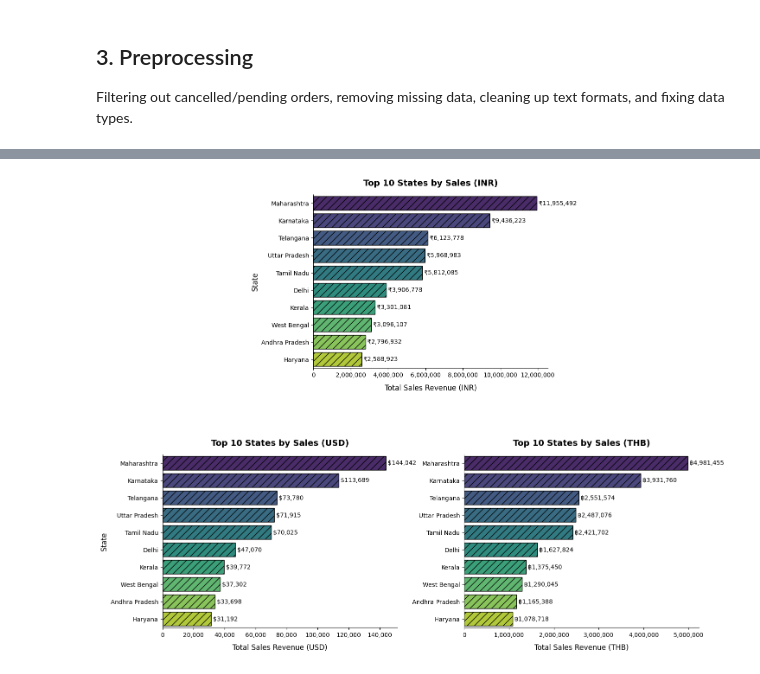
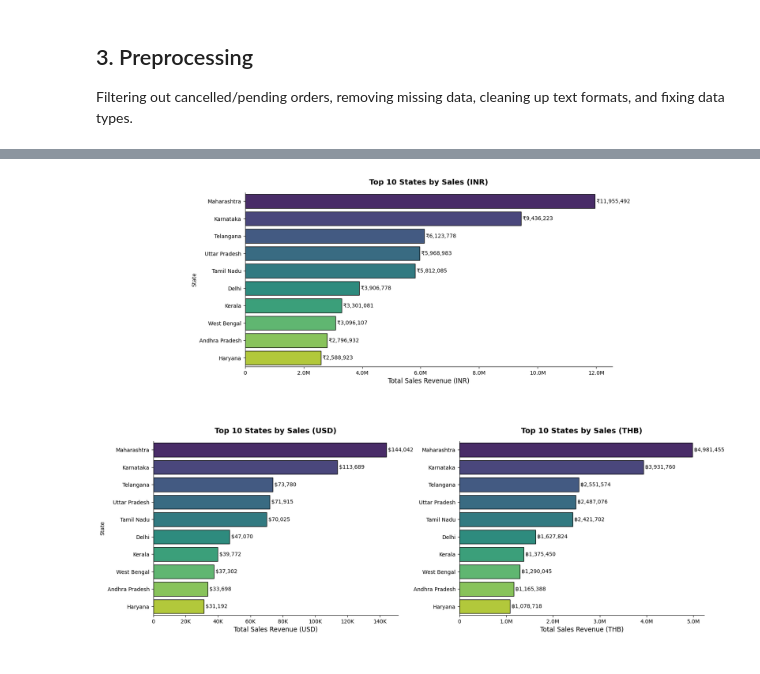
Before and after one commit to Jagaradoz/ecommerce-sales-analysis, a Jupyter notebook: notebooks/01_top10_states_sales.ipynb, the cells around one changed output, grey strips where cells are left out. Cells and saved outputs as stored; diff of their text form; code cells hidden in the pictures.

Commit message:
chore: clean up top 10 states sales code

```diff
--- a/notebooks/01_top10_states_sales.ipynb
+++ b/notebooks/01_top10_states_sales.ipynb
@@ -105,13 +103,16 @@ shipped_statuses = [
 ]
 
 is_shipped = geo_sales_df['Status'].isin(shipped_statuses)
-geo_sales_df = geo_sales_df[is_shipped]
+geo_sales_df = geo_sales_df[is_shipped].copy()
 
-# Remove rows where 'Amount' or 'ship-city' is missing
-geo_sales_df.dropna(subset=["Amount", "ship-city"], inplace=True)
+# Remove rows with missing values in fields used for analysis and formatting
+geo_sales_df.dropna(
+    subset=['Amount', 'ship-city', 'ship-state', 'ship-country', 'ship-postal-code'],
+    inplace=True
+)
 
 # Convert Date from string to proper datetime object
-geo_sales_df['Date'] = pd.to_datetime(geo_sales_df['Date'])
+geo_sales_df['Date'] = pd.to_datetime(geo_sales_df['Date'], format='%m-%d-%y')
 
 # Convert postal code to integer first (to remove .0) and then string
 geo_sales_df['ship-postal-code'] = geo_sales_df['ship-postal-code'].astype(int).astype(str)
@@ -121,10 +122,10 @@ geo_sales_df['ship-state'] = geo_sales_df['ship-state'].str.strip()
 geo_sales_df['ship-city'] = geo_sales_df['ship-city'].str.strip()
 geo_sales_df['ship-country'] = geo_sales_df['ship-country'].str.strip()
 
-# Capitalize the city, state, and country names
+# Standardize text formatting
 geo_sales_df['ship-state'] = geo_sales_df['ship-state'].str.title()
 geo_sales_df['ship-city'] = geo_sales_df['ship-city'].str.title()
-geo_sales_df['ship-country'] = geo_sales_df['ship-country'].str.title()
+geo_sales_df['ship-country'] = geo_sales_df['ship-country'].str.upper()
 
 geo_sales_df.info()
 geo_sales_df.head()
@@ -153,7 +154,7 @@ memory usage: 9.0 MB
 | 5 | 2022-04-30 | Shipped | Amazon | Amazon.in | 1 | 824.0 | Ghaziabad | Uttar Pradesh | ... |
 | 6 | 2022-04-30 | Shipped | Amazon | Amazon.in | 1 | 653.0 | Chandigarh | Chandigarh | ... |
 # %%
-# Create money formatter function
+# Money formatter
 def money_format(x, pos):
     if x >= 1_000_000:
         return f"{x/1_000_000:.1f}M"
@@ -172,49 +173,52 @@ state_sales = (
     .head(10)
 )
 
-# Setup a 2x4 grid
+# Manual triangle layout
 fig = plt.figure(figsize=(16, 13))
-gs = gridspec.GridSpec(2, 4, figure=fig, hspace=0.5, wspace=0.8)
 
-ax1 = fig.add_subplot(gs[0, 1:3]) # Top center
-ax2 = fig.add_subplot(gs[1, 0:2]) # Bottom left
-ax3 = fig.add_subplot(gs[1, 2:4]) # Bottom right
+ax1 = fig.add_axes([0.2, 0.55, 0.6, 0.35])   # top center
+ax2 = fig.add_axes([0.05, 0.05, 0.4, 0.35])  # bottom left
+ax3 = fig.add_axes([0.55, 0.05, 0.4, 0.35])  # bottom right
+
 axes = [ax1, ax2, ax3]
 
+# Currency configs
 currencies = [
     ('INR', 1.0, '₹'),
     ('USD', 1/83.0, '$'),
     ('THB', 1/2.4, '฿')
 ]
 
+# Plot loop
 for ax, (curr, rate, symbol) in zip(axes, currencies):
     sales = state_sales * rate
 
-    # Barplot with styles
     sns.barplot(
         x=sales.values,
         y=sales.index,
         ax=ax,
+        hue=sales.index,
+        legend=False,
         palette='viridis',
-        hue=sales.index,
-        hatch='//',
-        edgecolor='black',
-        legend=False
+        edgecolor='black'
     )
 
+    # Titles & labels
+    ax.set_title(f'Top 10 States by Sales ({curr})', fontsize=14, fontweight='bold', pad=15)
+    ax.set_xlabel(f'Total Sales Revenue ({curr})', fontsize=12)
+    ax.set_ylabel('State' if ax in [ax1, ax2] else '')
 
-    ax.set_title(f'Top 10 States by Sales ({curr})', fontsize=14, fontweight='bold', pad=15)
-    ax.set_xlabel(f'Total Sales Revenue ({curr})', fontsize=12, labelpad=10)
-    ax.set_ylabel('State', fontsize=12) if ax in [ax1, ax2] else ax.set_ylabel('')
+    # Use your formatter (FIXED)
+    ax.xaxis.set_major_formatter(formatter)
 
-    ax.xaxis.set_major_formatter(plt.FuncFormatter(lambda x, p: format(int(x), ',')))
+    # Value labels
+    for i, v in enumerate(sales.values):
+        ax.text(v, i, f' {symbol}{v:,.0f}', va='center', fontsize=10)
 
-    for index, value in enumerate(sales.values):
-        ax.text(value, index, f' {symbol}{value:,.0f}', va='center', fontsize=10)
-
+    # Clean spines
     ax.spines["top"].set_visible(False)
     ax.spines["right"].set_visible(False)
 
 plt.show()
 # %% [output]
-[figure, old version]
+[figure, new version]
```
Also changed, not shown: parts of 1 cell of this notebook, 2 other files.
